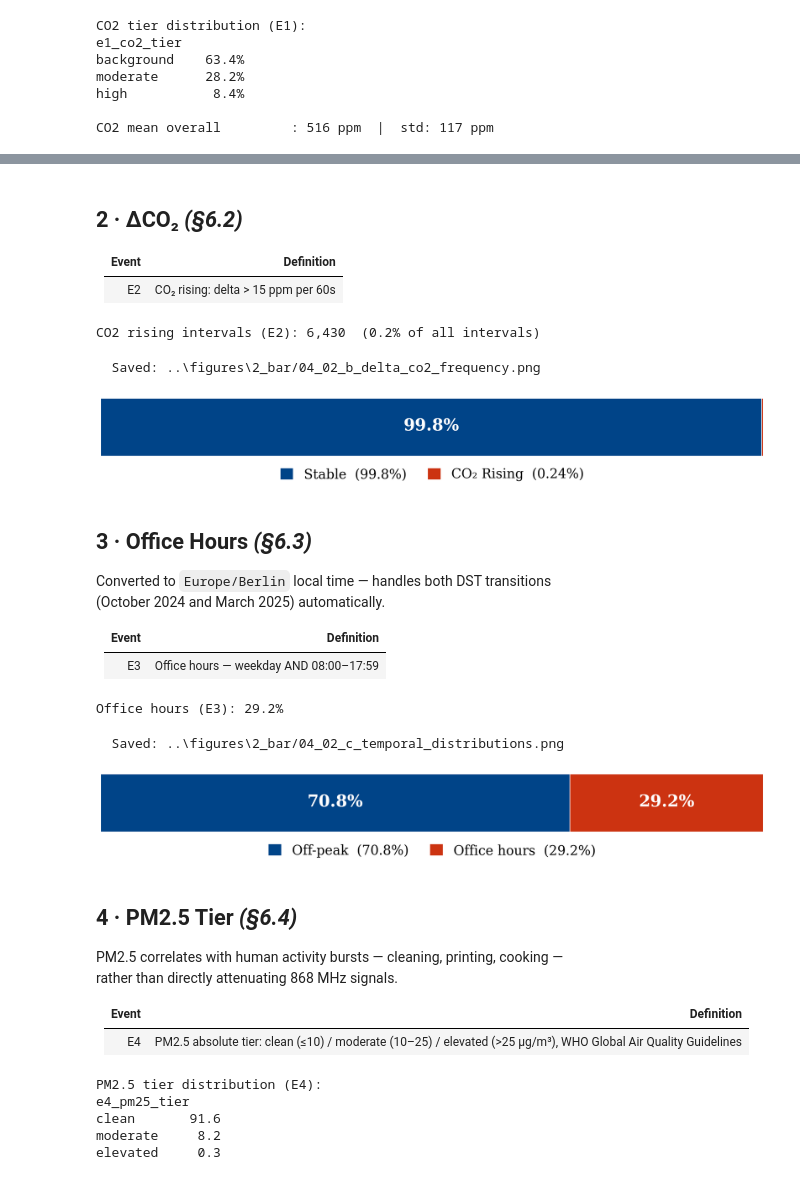
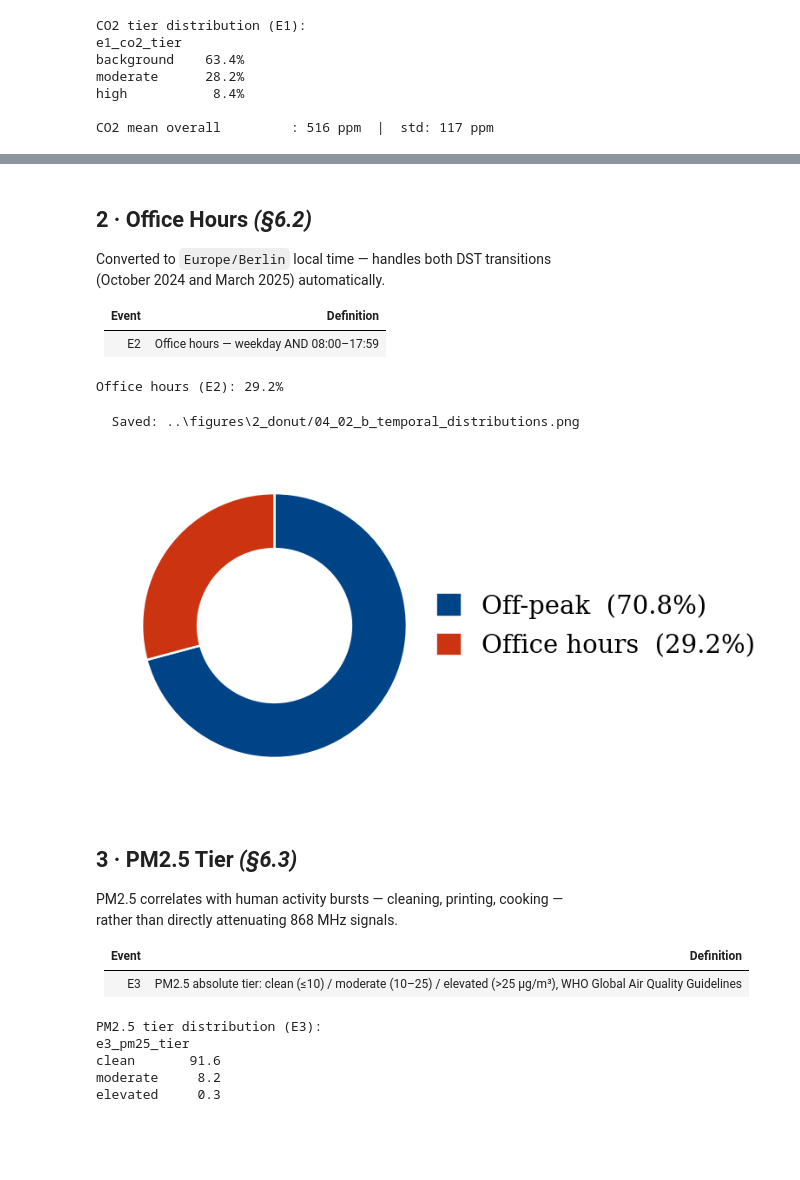
Before and after one commit to vincentmworia/Master-Thesis-Reliability-Analysis-of-Indoor-LoRaWAN-Links-using-packet-counter-reconstruction, a Jupyter notebook: notebooks/02_event_conditions.ipynb, the cells around one changed output, grey strips where cells are left out. Cells and saved outputs as stored; diff of their text form; code cells hidden in the pictures; blank space fills up the shorter version.

```diff
--- a/notebooks/02_event_conditions.ipynb
+++ b/notebooks/02_event_conditions.ipynb
@@ -127,7 +131,7 @@ TOA_MS = {7: 71.9, 8: 133.6, 9: 246.8, 10: 452.6, 11: 987.1, 12: 1810.4}
 # Figures for each style land in their own folder so switching this and
 # re-running does not overwrite the other set.
 
-CHART_STYLE = 'bar'  # 'donut' | 'bar'
+CHART_STYLE = 'donut'  # 'donut' | 'bar'
 
 # Figure naming convention:  <thesis chapter>_<notebook>_<letter>_<topic>
 #   e.g. 04_02_a_co2_tier_distribution  ->  chapter 4, notebook 02, figure a
@@ -296,97 +300,58 @@ save_fig(fig, '04_02_a_co2_tier_distribution')
-# %% [markdown]
-## 2 · ΔCO₂  *(§6.2)*
-
-| Event | Definition |
-|-------|-----------|
-| E2 | CO₂ rising: delta > 15 ppm per 60s |
-# %%
-# E2: CO2 rising -- diff(CO2) > 15 ppm between consecutive received packets
-# 15 ppm chosen to exceed Sensirion SCD41 sensor noise (~+/-10 ppm)
-# (sensirion2021scd41). Signed, single-sided: only a RISE flags E2, matching
-# the locked taxonomy name "CO2 Rising" and the occupancy-arrival mechanism
-# it is meant to capture. Deliberately NOT normalized to a per-minute rate
-# and NOT restricted to a maximum inter-packet gap -- both were tried and
-# reverted, since normalizing/gating on elapsed time did not track the
-# taxonomy definition already written up, and the raw one-step diff is what
-# the reported n=6,328 and PDR=66.18% figures in the thesis correspond to.
-# The known limitation (a long reception gap gives CO2 more room to drift
-# past +15 ppm in one step) is carried as a stated caveat in the Discussion
-# rather than patched here, to avoid re-deriving every downstream number.
-df['e2_co2_rising'] = (df.groupby('device_id')['co2'].diff() > 15).astype(int)
-
-print(
-    f'CO2 rising intervals (E2): {df["e2_co2_rising"].sum():,}  '
-    f'({df["e2_co2_rising"].mean() * 100:.1f}% of all intervals)'
-)
-# %% [output]
-CO2 rising intervals (E2): 6,430  (0.2% of all intervals)
-# %%
-# Fig 04-02-b — ΔCO₂ Frequency (E2)
-rising = float(df['e2_co2_rising'].mean() * 100)
-vals = [100 - rising, rising]
-labs = ['Stable', 'CO₂ Rising']
-colors = [C['navy'], C['red']]
-
-fig, ax = event_chart(vals, labs, colors)  # renders as CHART_STYLE
-save_fig(fig, '04_02_b_delta_co2_frequency')
-# %% [output]
-  Saved: ..\figures\2_bar/04_02_b_delta_co2_frequency.png
-[figure, removed]
 # %% [markdown]
-## 3 · Office Hours  *(§6.3)*
+## 2 · Office Hours  *(§6.2)*
 
 Converted to `Europe/Berlin` local time — handles both DST transitions
 (October 2024 and March 2025) automatically.
 
 | Event | Definition |
 |-------|-----------|
-| E3 | Office hours — weekday AND 08:00–17:59 |
+| E2 | Office hours — weekday AND 08:00–17:59 |
 # %%
 # local time — required for correct hour/weekday extraction across DST boundaries
 local = df['time'].dt.tz_convert('Europe/Berlin')
 df['hour'] = local.dt.hour
 df['dayofweek'] = local.dt.dayofweek  # 0=Monday, 6=Sunday
 
-# E3: office hours — weekday AND 08:00–17:59
+# E2: office hours — weekday AND 08:00–17:59
 df['is_weekday'] = (df['dayofweek'] < 5).astype(int)
 
-df['e3_office_hours'] = ((df['is_weekday'] == 1) & df['hour'].between(8, 17)).astype(int)
+df['e2_office_hours'] = ((df['is_weekday'] == 1) & df['hour'].between(8, 17)).astype(int)
 
-print(f'Office hours (E3): {df["e3_office_hours"].mean() * 100:.1f}%')
+print(f'Office hours (E2): {df["e2_office_hours"].mean() * 100:.1f}%')
 # %% [output]
-Office hours (E3): 29.2%
+Office hours (E2): 29.2%
 # %%
-# Fig 04-02-c — Temporal Event Distribution (E3)
-oh = float(df['e3_office_hours'].mean() * 100)
+# Fig 04-02-b — Temporal Event Distribution (E2)
+oh = float(df['e2_office_hours'].mean() * 100)
 vals = [100 - oh, oh]
 labs = ['Off-peak', 'Office hours']
 colors = [C['navy'], C['red']]
 
 fig, ax = event_chart(vals, labs, colors)  # renders as CHART_STYLE
-save_fig(fig, '04_02_c_temporal_distributions')
+save_fig(fig, '04_02_b_temporal_distributions')
 # %% [output]
-  Saved: ..\figures\2_bar/04_02_c_temporal_distributions.png
+  Saved: ..\figures\2_donut/04_02_b_temporal_distributions.png
-[figure, old version]
+[figure, new version]
 # %% [markdown]
-## 4 · PM2.5 Tier  *(§6.4)*
+## 3 · PM2.5 Tier  *(§6.3)*
 
 PM2.5 correlates with human activity bursts — cleaning, printing, cooking —
 rather than directly attenuating 868 MHz signals.
 
 | Event | Definition |
 |-------|-----------|
-| E4    | PM2.5 absolute tier: clean (≤10) / moderate (10–25) / elevated (>25 µg/m³), WHO Global Air Quality Guidelines |
+| E3    | PM2.5 absolute tier: clean (≤10) / moderate (10–25) / elevated (>25 µg/m³), WHO Global Air Quality Guidelines |
 # %%
-# E4: absolute WHO-aligned PM2.5 tier
-df['e4_pm25_tier'] = pd.cut(
+# E3: absolute WHO-aligned PM2.5 tier
+df['e3_pm25_tier'] = pd.cut(
     df['pm25'], bins=[-0.01, 5, 15, 10_000], labels=['clean', 'moderate', 'elevated']
 )
 
-print('PM2.5 tier distribution (E4):')
-print(df['e4_pm25_tier'].value_counts(normalize=True).mul(100).round(1).to_string())
+print('PM2.5 tier distribution (E3):')
+print(df['e3_pm25_tier'].value_counts(normalize=True).mul(100).round(1).to_string())
 # %% [output]
-PM2.5 tier distribution (E4):
-e4_pm25_tier
+PM2.5 tier distribution (E3):
+e3_pm25_tier
 clean       91.6
 moderate     8.2
 elevated     0.3
```
Also changed, not shown: parts of 24 cells of this notebook, 10 other files.
